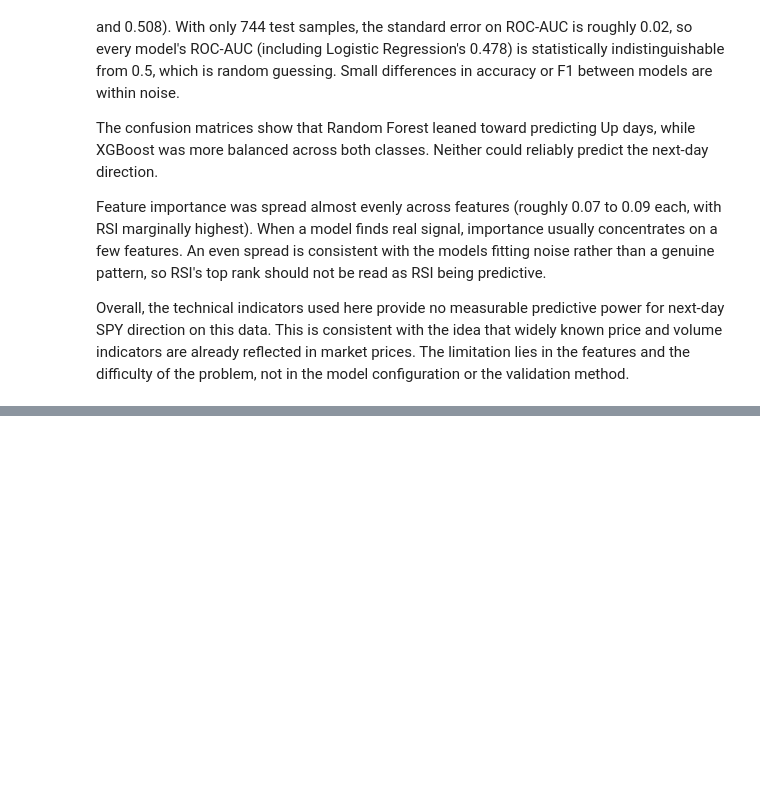
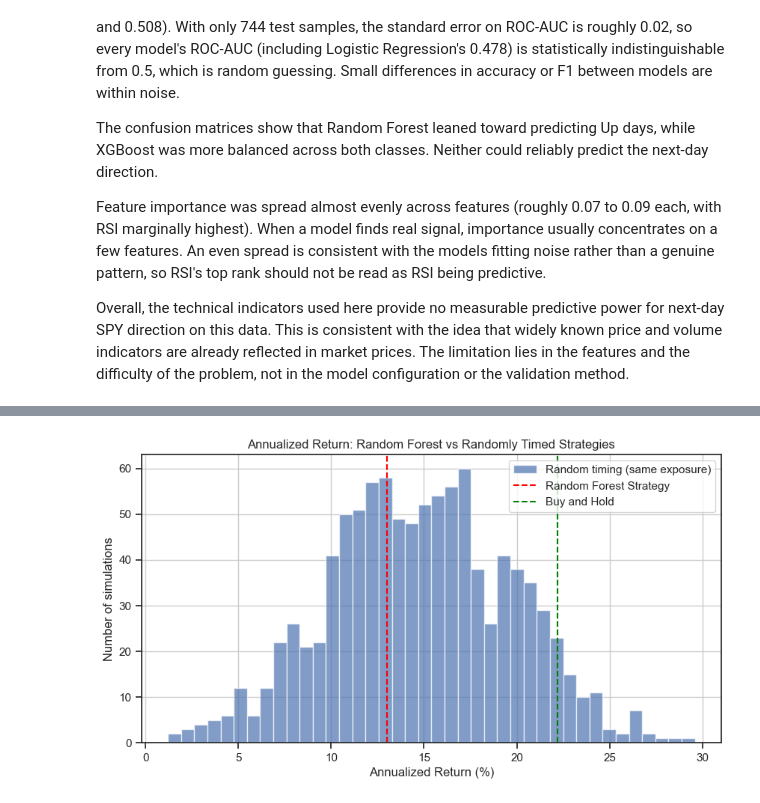
Before and after one commit to Junaid-Haider/Stock-Price-Direction-Predictor, a Jupyter notebook: notebooks/analysis.ipynb, the cells around one changed output, grey strips where cells are left out. Cells and saved outputs as stored; diff of their text form; code cells hidden in the pictures; blank space fills up the shorter version.

```diff
--- a/notebooks/analysis.ipynb
+++ b/notebooks/analysis.ipynb
@@ -1237,0 +1387,31 @@ Overall, the technical indicators used here provide no measurable predictive pow
+# %%
+rng = np.random.default_rng(42)
+n_sims = 1000
+
+pred = backtest["Prediction"].to_numpy()
+next_ret = backtest["Next Day Return"].to_numpy()
+n_days = len(next_ret)
+
+random_total, random_annual, random_sharpe = [], [], []
+for _ in range(n_sims):
+    shuffled = rng.permutation(pred)
+    r = shuffled * next_ret
+    growth = np.prod(1 + r)
+    random_total.append(growth - 1)
+    random_annual.append(growth ** (252 / n_days) - 1)
+    random_sharpe.append(r.mean() / r.std() * np.sqrt(252))
+
+random_total = np.array(random_total)
+random_annual = np.array(random_annual)
+random_sharpe = np.array(random_sharpe)
+
+random_summary = pd.DataFrame({
+    "Random (mean)": [random_total.mean(), random_annual.mean(), random_sharpe.mean()],
+    "Random (5th pct)": [np.percentile(random_total, 5), np.percentile(random_annual, 5), np.percentile(random_sharpe, 5)],
+    "Random (95th pct)": [np.percentile(random_total, 95), np.percentile(random_annual, 95), np.percentile(random_sharpe, 95)],
+    "Random Forest Strategy": [strategy_metrics["Total Return"], strategy_metrics["Annualized Return"], strategy_metrics["Sharpe Ratio"]],
+}, index=["Total Return", "Annualized Return", "Sharpe Ratio"])
+
+pct_beaten = (random_total < strategy_metrics["Total Return"]).mean() * 100
+print(f"Random Forest strategy beat {pct_beaten:.1f}% of {n_sims} random-timing strategies (total return)")
+random_summary
@@ -1237,0 +1424,13 @@ Overall, the technical indicators used here provide no measurable predictive pow
+# %%
+plt.figure(figsize=(10, 5))
+plt.hist(random_annual * 100, bins=40, alpha=0.7, label="Random timing (same exposure)")
+plt.axvline(strategy_metrics["Annualized Return"] * 100, color="red", linestyle="--", label="Random Forest Strategy")
+plt.axvline(buy_hold_metrics["Annualized Return"] * 100, color="green", linestyle="--", label="Buy and Hold")
+plt.title("Annualized Return: Random Forest vs Randomly Timed Strategies")
+plt.xlabel("Annualized Return (%)")
+plt.ylabel("Number of simulations")
+plt.legend()
+plt.grid(True)
+plt.show()
+# %% [output]
+[figure, added]
```
Also changed, not shown: parts of 17 cells of this notebook.
